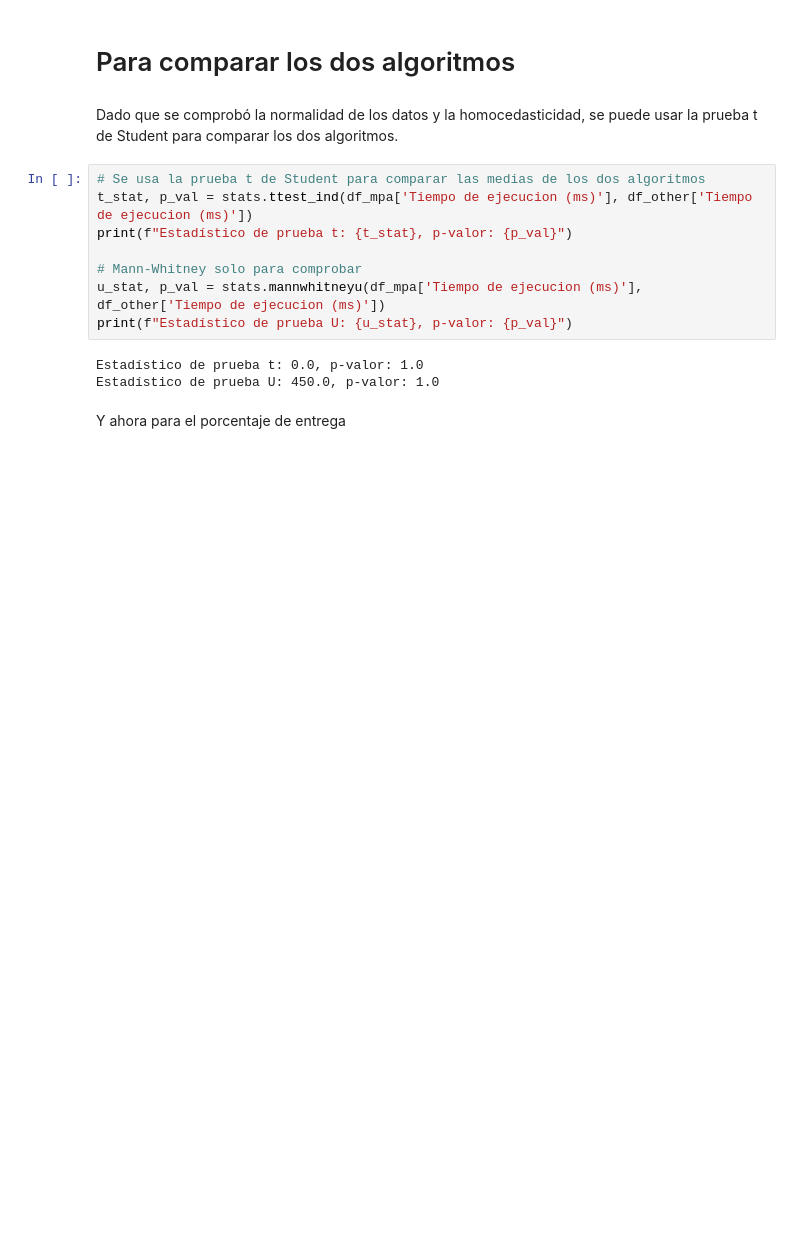
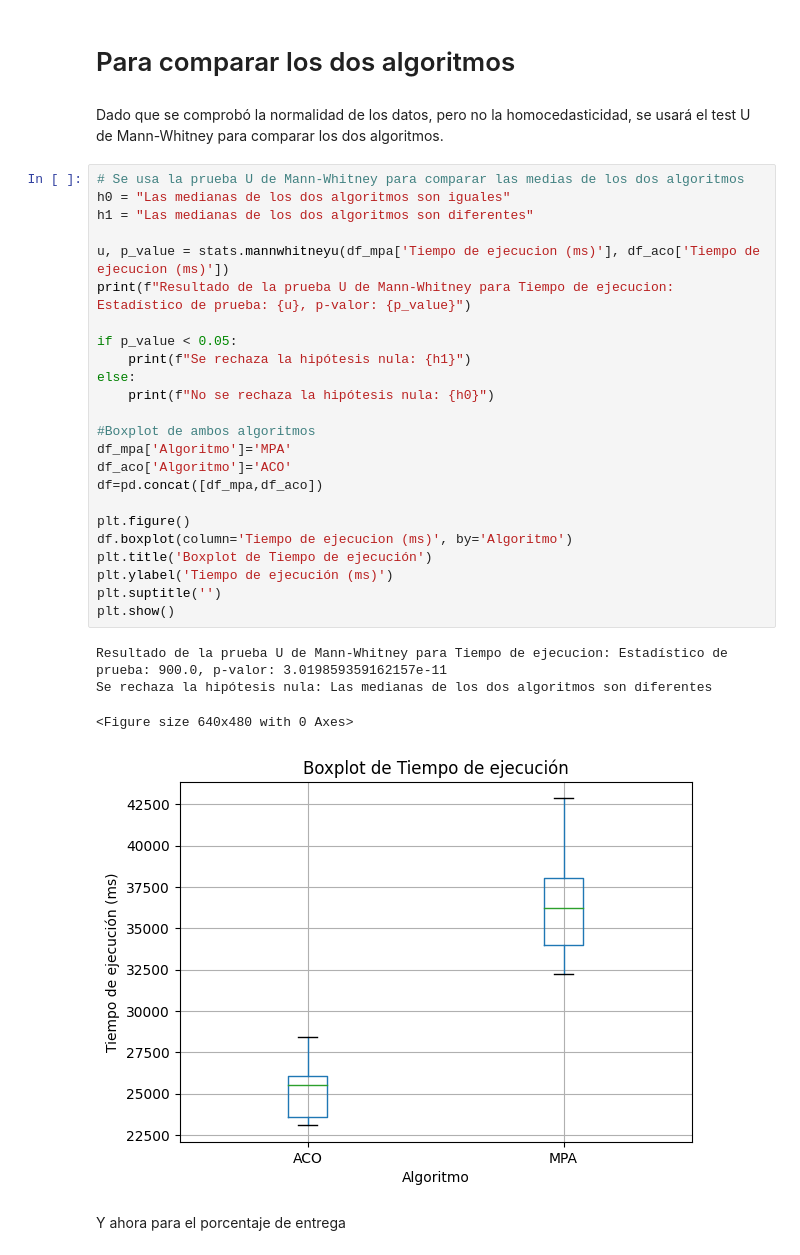
Before and after one commit to Xnehil/dp1, a Jupyter notebook: output/ExpNum.ipynb, the cells around one changed output. Cells and saved outputs as stored; diff of their text form; blank space fills up the shorter version.

```diff
--- a/output/ExpNum.ipynb
+++ b/output/ExpNum.ipynb
@@ -141,17 +141,35 @@ Las varianzas de los dos algoritmos son iguales
 # %% [markdown]
 # Para comparar los dos algoritmos
 # %% [markdown]
-Dado que se comprobó la normalidad de los datos y la homocedasticidad, se puede usar la prueba t de Student para comparar los dos algoritmos.
+Dado que se comprobó la normalidad de los datos, pero no la homocedasticidad, se usará el test U de Mann-Whitney para comparar los dos algoritmos.
-# %%
-# Se usa la prueba t de Student para comparar las medias de los dos algoritmos
-t_stat, p_val = stats.ttest_ind(df_mpa['Tiempo de ejecucion (ms)'], df_other['Tiempo de ejecucion (ms)'])
-print(f"Estadístico de prueba t: {t_stat}, p-valor: {p_val}")
-
-# Mann-Whitney solo para comprobar
-u_stat, p_val = stats.mannwhitneyu(df_mpa['Tiempo de ejecucion (ms)'], df_other['Tiempo de ejecucion (ms)'])
-print(f"Estadístico de prueba U: {u_stat}, p-valor: {p_val}")
-# %% [output]
-Estadístico de prueba t: 0.0, p-valor: 1.0
-Estadístico de prueba U: 450.0, p-valor: 1.0
+# %%
+# Se usa la prueba U de Mann-Whitney para comparar las medias de los dos algoritmos
+h0 = "Las medianas de los dos algoritmos son iguales"
+h1 = "Las medianas de los dos algoritmos son diferentes"
+
+u, p_value = stats.mannwhitneyu(df_mpa['Tiempo de ejecucion (ms)'], df_aco['Tiempo de ejecucion (ms)'])
+print(f"Resultado de la prueba U de Mann-Whitney para Tiempo de ejecucion: Estadístico de prueba: {u}, p-valor: {p_value}")
+
+if p_value < 0.05:
+    print(f"Se rechaza la hipótesis nula: {h1}")
+else:
+    print(f"No se rechaza la hipótesis nula: {h0}")
+
+#Boxplot de ambos algoritmos
+df_mpa['Algoritmo']='MPA'
+df_aco['Algoritmo']='ACO'
+df=pd.concat([df_mpa,df_aco])
+
+plt.figure()
+df.boxplot(column='Tiempo de ejecucion (ms)', by='Algoritmo')
+plt.title('Boxplot de Tiempo de ejecución')
+plt.ylabel('Tiempo de ejecución (ms)')
+plt.suptitle('')
+plt.show()
+# %% [output]
+Resultado de la prueba U de Mann-Whitney para Tiempo de ejecucion: Estadístico de prueba: 900.0, p-valor: 3.019859359162157e-11
+Se rechaza la hipótesis nula: Las medianas de los dos algoritmos son diferentes
+<Figure size 640x480 with 0 Axes>
+[figure, added]
 # %% [markdown]
 Y ahora para el porcentaje de entrega
```
Also changed, not shown: parts of 4 cells of this notebook.
